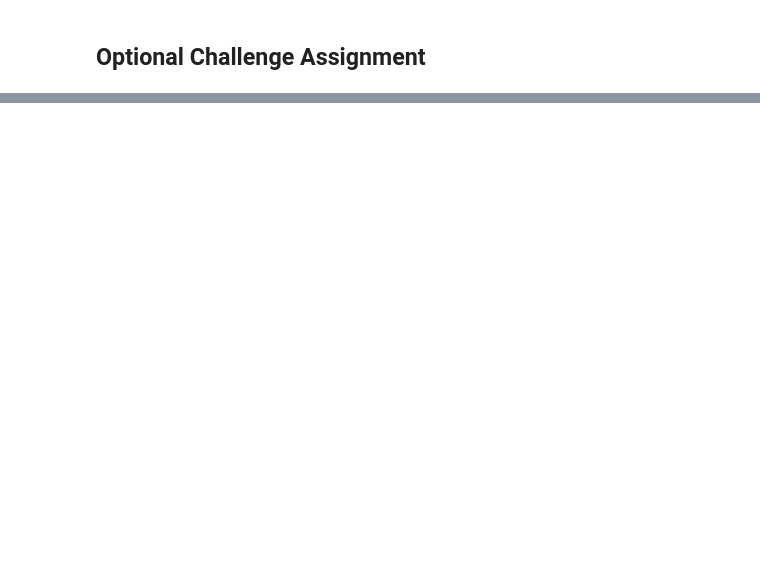
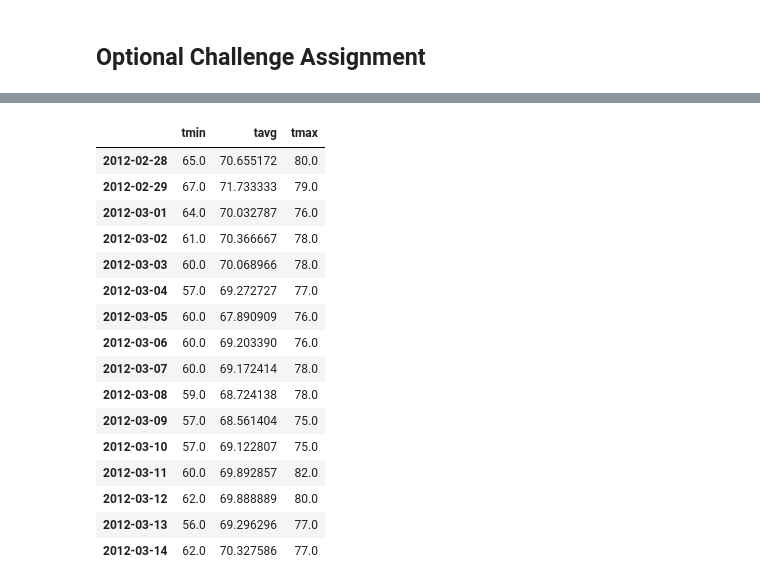
Before and after one commit to bharathiyer/HW_UTAUS201810DATA2, a Jupyter notebook: Adv_Data_Storage/Solved_climate.ipynb, the cells around one changed output, grey strips where cells are left out. Saved outputs shown, nothing was run; the diff lists cells and outputs as text; code cells hidden in the pictures; blank space fills up the shorter version.

```diff
--- a/Adv_Data_Storage/Solved_climate.ipynb
+++ b/Adv_Data_Storage/Solved_climate.ipynb
@@ -231,2 +262,22 @@ daily_normals("01-01")
 # %%
 # Load the previous query results into a Pandas DataFrame and add the `trip_dates` range as the `date` index
+dfnorm = pd.DataFrame(normals, columns=['tmin', 'tavg', 'tmax'], index=dstrlist)
+dfnorm
+# %% [output]
+|  | tmin | tavg | tmax |
+| 2012-02-28 | 65.0 | 70.655172 | 80.0 |
+| 2012-02-29 | 67.0 | 71.733333 | 79.0 |
+| 2012-03-01 | 64.0 | 70.032787 | 76.0 |
+| 2012-03-02 | 61.0 | 70.366667 | 78.0 |
+| 2012-03-03 | 60.0 | 70.068966 | 78.0 |
+| 2012-03-04 | 57.0 | 69.272727 | 77.0 |
+| 2012-03-05 | 60.0 | 67.890909 | 76.0 |
+| 2012-03-06 | 60.0 | 69.203390 | 76.0 |
+| 2012-03-07 | 60.0 | 69.172414 | 78.0 |
+| 2012-03-08 | 59.0 | 68.724138 | 78.0 |
+| 2012-03-09 | 57.0 | 68.561404 | 75.0 |
+| 2012-03-10 | 57.0 | 69.122807 | 75.0 |
+| 2012-03-11 | 60.0 | 69.892857 | 82.0 |
+| 2012-03-12 | 62.0 | 69.888889 | 80.0 |
+| 2012-03-13 | 56.0 | 69.296296 | 77.0 |
+| 2012-03-14 | 62.0 | 70.327586 | 77.0 |
```
Also changed, not shown: parts of 17 cells of this notebook.
